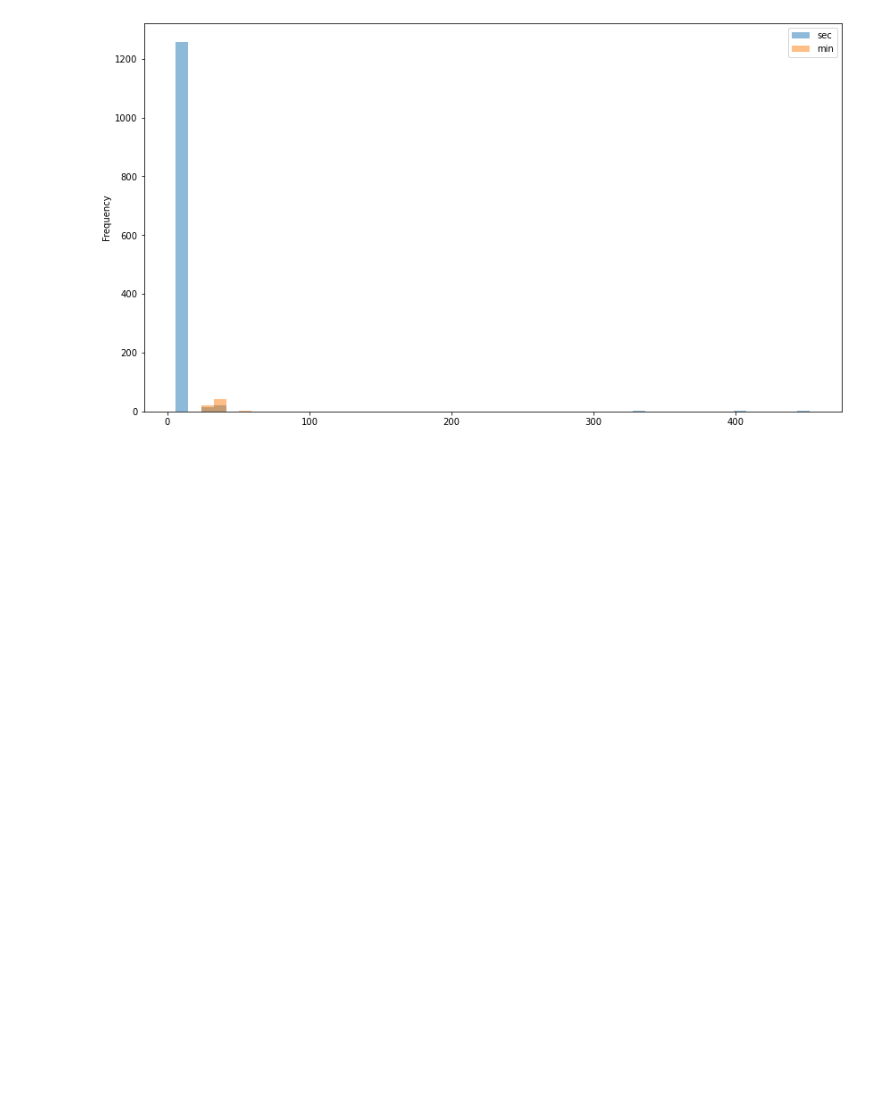
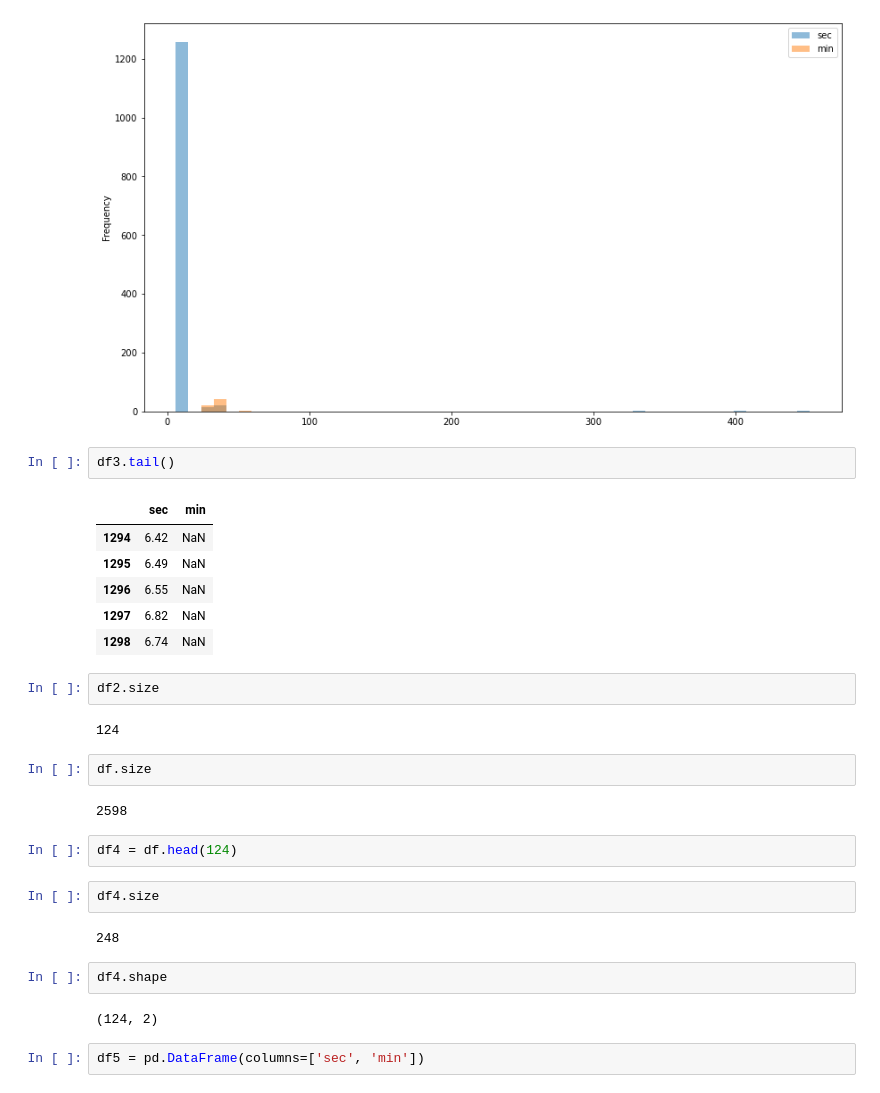
Before and after one commit to ericmelz/pinger-parser, a Jupyter notebook: jupyter/Pinger Parser Playground.ipynb, the cells around one changed output. Cells and saved outputs as stored; diff of their text form; blank space fills up the shorter version.

```diff
--- a/jupyter/Pinger Parser Playground.ipynb
+++ b/jupyter/Pinger Parser Playground.ipynb
@@ -128,3 +128,32 @@ df3.head()
 ax = df3.plot.hist(bins=50, alpha=0.5, figsize=(14,8))
 # %% [output]
 [figure]
+# %%
+df3.tail()
+# %% [output]
+|  | sec | min |
+| 1294 | 6.42 | NaN |
+| 1295 | 6.49 | NaN |
+| 1296 | 6.55 | NaN |
+| 1297 | 6.82 | NaN |
+| 1298 | 6.74 | NaN |
+# %%
+df2.size
+# %% [output]
+124
+# %%
+df.size
+# %% [output]
+2598
+# %%
+df4 = df.head(124)
+# %%
+df4.size
+# %% [output]
+248
+# %%
+df4.shape
+# %% [output]
+(124, 2)
+# %%
+df5 = pd.DataFrame(columns=['sec', 'min'])
```
Also changed, not shown: parts of 5 cells of this notebook.
